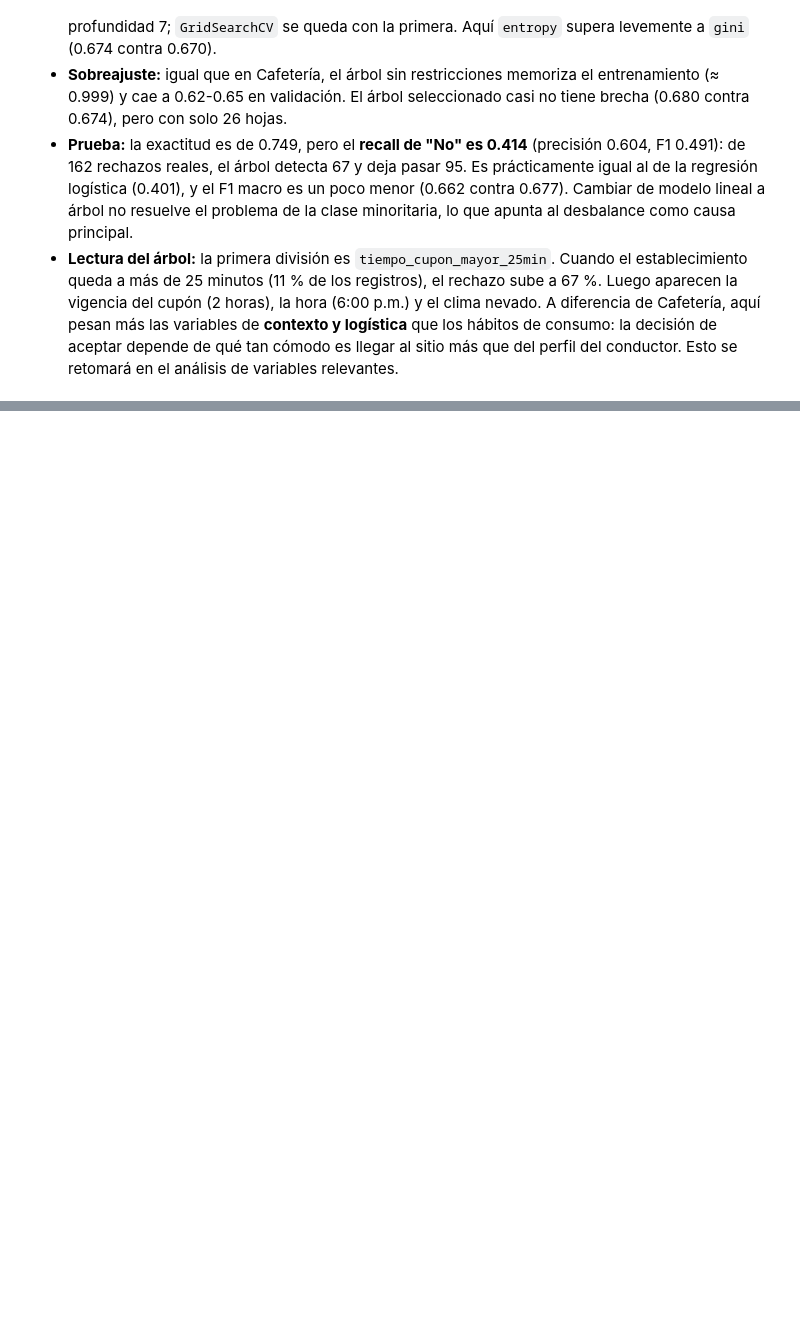
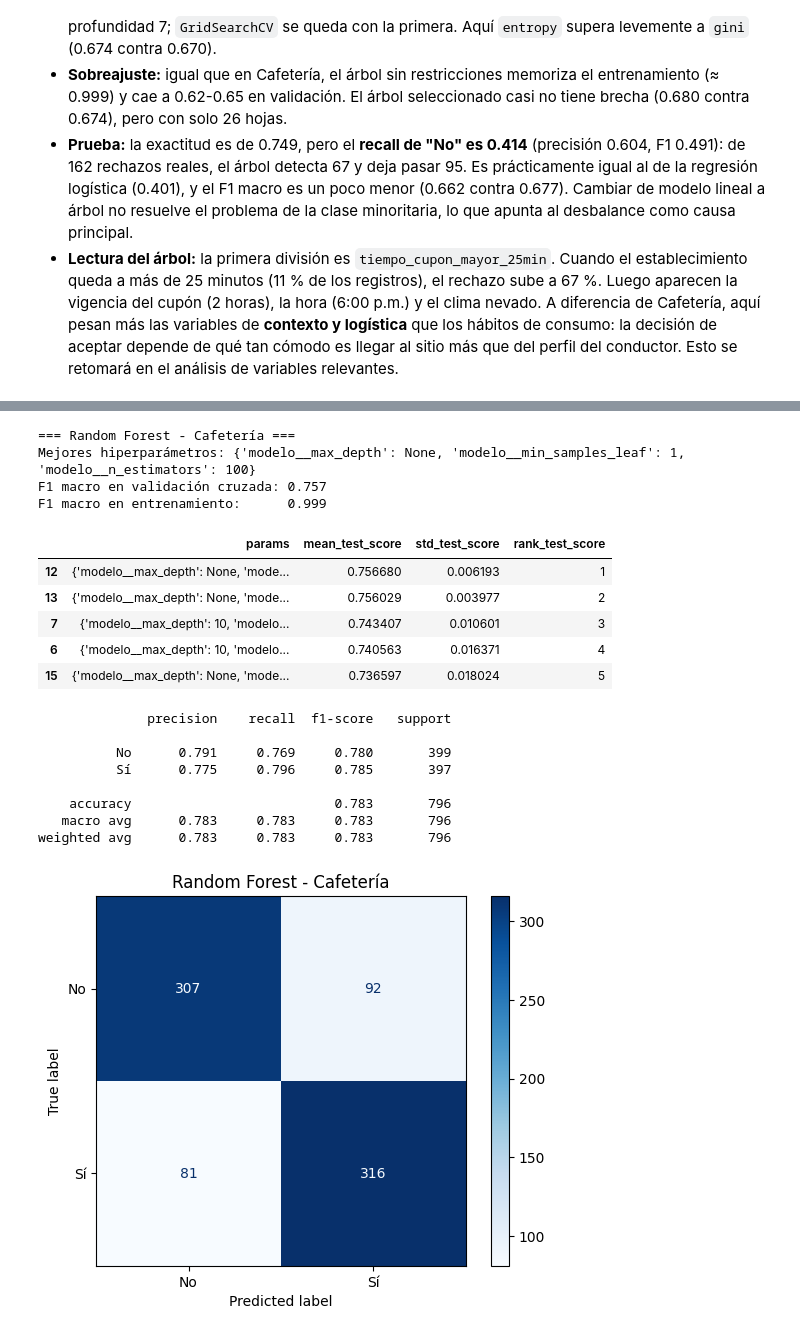
Before and after one commit to samuelmolinal/Lab3-ML, a Jupyter notebook: Laboratorio 3 - Clasificación.ipynb, the cells around one changed output, grey strips where cells are left out. Drawn from its saved outputs; the diff is of its cells as text; code cells hidden in the pictures; blank space fills up the shorter version.

Commit message:
Actividad 5. Desarrollar dos modelos basados en Random Forest

```diff
--- a/Laboratorio 3 - Clasificación.ipynb
+++ b/Laboratorio 3 - Clasificación.ipynb
@@ -858,0 +872,11 @@ Profundidad real del árbol: 7 | Hojas: 26
+# %%
+pipe_rf = Pipeline([
+    ('preprocesador', preprocessor),
+    ('modelo', RandomForestClassifier(random_state=42))
+])
+
+param_grid_rf = {
+    'modelo__n_estimators': [100, 200],
+    'modelo__max_depth': [5, 10, None],
+    'modelo__min_samples_leaf': [1, 5, 20],
+}
@@ -858,0 +887,23 @@ Profundidad real del árbol: 7 | Hojas: 26
+# %%
+gs_rf_cafe = entrenar_y_evaluar('Cafetería', 'Random Forest', pipe_rf, param_grid_rf,
+                                (X_cafe_train, X_cafe_test, y_cafe_train, y_cafe_test))
+# %% [output]
+=== Random Forest - Cafetería ===
+Mejores hiperparámetros: {'modelo__max_depth': None, 'modelo__min_samples_leaf': 1, 'modelo__n_estimators': 100}
+F1 macro en validación cruzada: 0.757
+F1 macro en entrenamiento:      0.999
+|  | params | mean_test_score | std_test_score | rank_test_score |
+| 12 | {'modelo__max_depth': None, 'mode... | 0.756680 | 0.006193 | 1 |
+| 13 | {'modelo__max_depth': None, 'mode... | 0.756029 | 0.003977 | 2 |
+| 7 | {'modelo__max_depth': 10, 'modelo... | 0.743407 | 0.010601 | 3 |
+| 6 | {'modelo__max_depth': 10, 'modelo... | 0.740563 | 0.016371 | 4 |
+| 15 | {'modelo__max_depth': None, 'mode... | 0.736597 | 0.018024 | 5 |
+              precision    recall  f1-score   support
+
+          No      0.791     0.769     0.780       399
+          Sí      0.775     0.796     0.785       397
+
+    accuracy                          0.783       796
+   macro avg      0.783     0.783     0.783       796
+weighted avg      0.783     0.783     0.783       796
+[figure, added]
```
Also changed, not shown: parts of 9 cells of this notebook.
